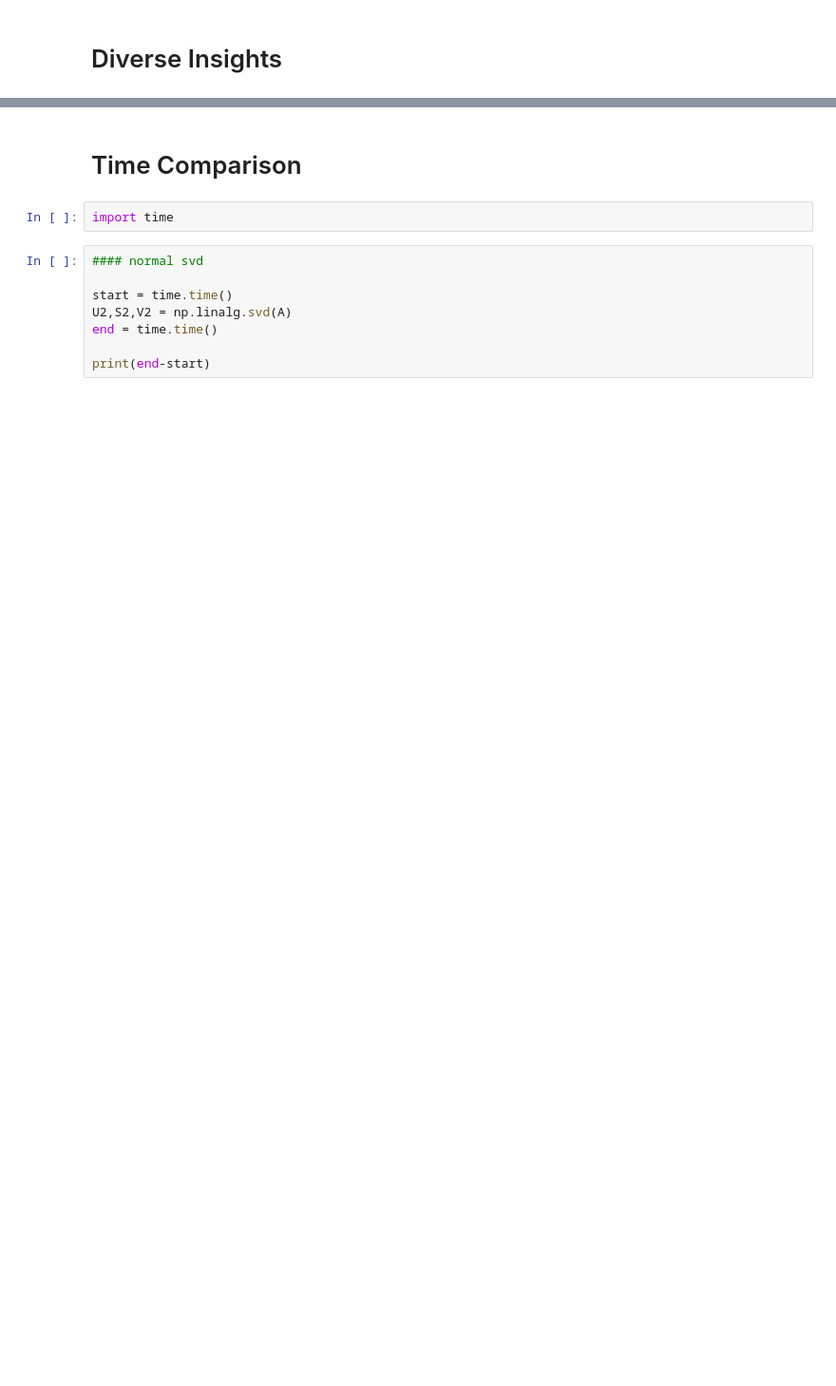
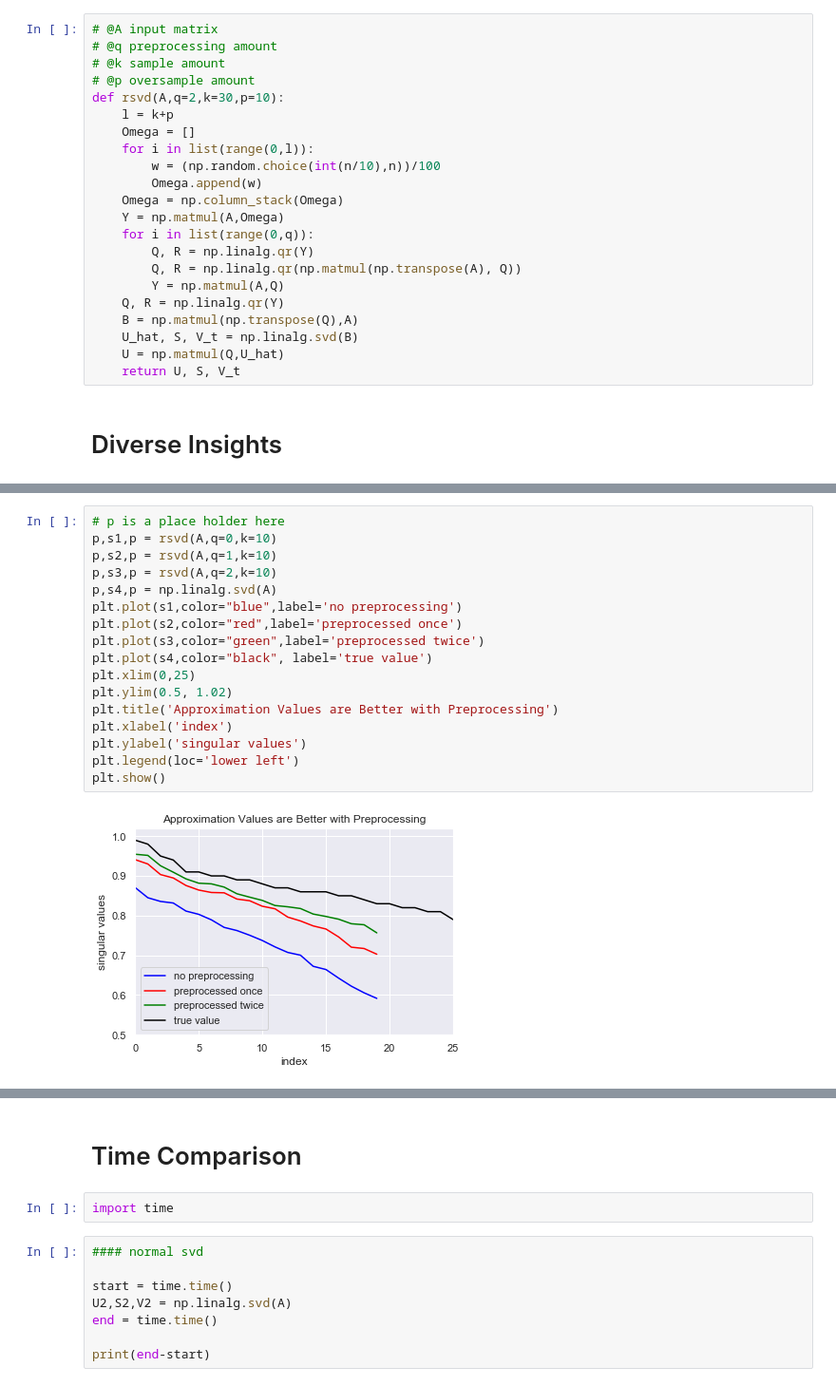
Before and after one commit to seho0808/randomizedSVD, a Jupyter notebook: rsvd in python.ipynb, the cells around one changed output, grey strips where cells are left out. Shown at 95% size. Saved outputs shown, nothing was run; the diff lists cells and outputs as text; blank space fills up the shorter version.

```diff
--- a/rsvd in python.ipynb
+++ b/rsvd in python.ipynb
@@ -101,3 +165,25 @@ print(diff)
+# %%
+# @A input matrix
+# @q preprocessing amount
+# @k sample amount
+# @p oversample amount
+def rsvd(A,q=2,k=30,p=10):
+    l = k+p
+    Omega = []
+    for i in list(range(0,l)):
+        w = (np.random.choice(int(n/10),n))/100
+        Omega.append(w)
+    Omega = np.column_stack(Omega)
+    Y = np.matmul(A,Omega)
+    for i in list(range(0,q)):
+        Q, R = np.linalg.qr(Y)
+        Q, R = np.linalg.qr(np.matmul(np.transpose(A), Q))
+        Y = np.matmul(A,Q)
+    Q, R = np.linalg.qr(Y)
+    B = np.matmul(np.transpose(Q),A)
+    U_hat, S, V_t = np.linalg.svd(B)
+    U = np.matmul(Q,U_hat)
+    return U, S, V_t
 # %% [markdown]
 # Diverse Insights
 # %% [markdown]
@@ -121,0 +214,19 @@ plt.show()
+# %%
+# p is a place holder here
+p,s1,p = rsvd(A,q=0,k=10)
+p,s2,p = rsvd(A,q=1,k=10)
+p,s3,p = rsvd(A,q=2,k=10)
+p,s4,p = np.linalg.svd(A)
+plt.plot(s1,color="blue",label='no preprocessing')
+plt.plot(s2,color="red",label='preprocessed once')
+plt.plot(s3,color="green",label='preprocessed twice')
+plt.plot(s4,color="black", label='true value')
+plt.xlim(0,25)
+plt.ylim(0.5, 1.02)
+plt.title('Approximation Values are Better with Preprocessing')
+plt.xlabel('index')
+plt.ylabel('singular values')
+plt.legend(loc='lower left')
+plt.show()
+# %% [output]
+[figure, added]
```
Also changed, not shown: parts of 29 cells of this notebook.
